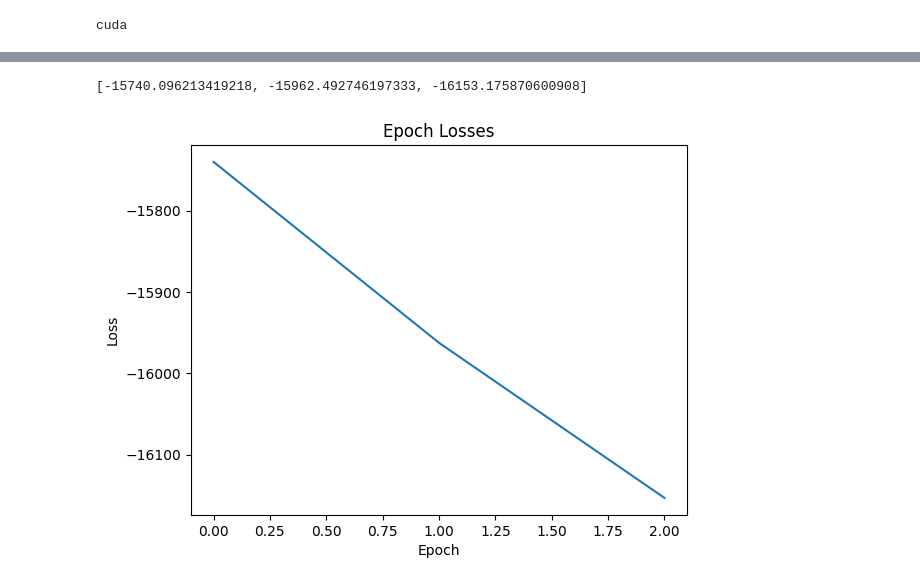
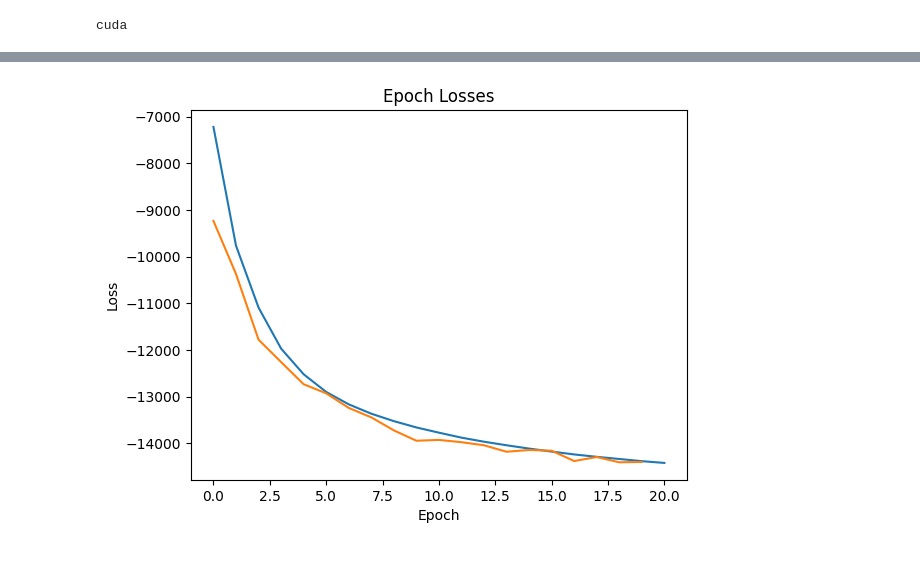
Before and after one commit to bjarnege/VAE-based-Medical-Image-Generator, a Jupyter notebook: src/vae_based_medical_image_generator/notebooks/training.ipynb, the cells around one changed output, grey strips where cells are left out. Saved outputs shown, nothing was run; the diff lists cells and outputs as text; code cells hidden in the pictures.

Commit message:
stabilized training process

```diff
--- a/src/vae_based_medical_image_generator/notebooks/training.ipynb
+++ b/src/vae_based_medical_image_generator/notebooks/training.ipynb
@@ -46,10 +66,11 @@ Training the network for a given number of epochs
 The loss after every epoch is printed
 """
 training_losses = []
-
-for epoch in range(num_epochs):
+test_losses = []
+for epoch in range(1, num_epochs +  1):
     with tqdm(train_loader, unit="batch") as tepoch:
-        tepoch.set_description(f"Epoch {epoch}")
+        vae.train()
+        tepoch.set_description(f"Epoch {epoch} of {num_epochs}, LR: {scheduler.get_last_lr()}")
 
         loss_per_epoch = 0
 
@@ -65,8 +86,30 @@ for epoch in range(num_epochs):
             optimizer.zero_grad()
             training_loss.backward()
             optimizer.step()
-
-            # tepoch.set_postfix(loss=training_loss.item())
+            scheduler.step()
 
         training_losses.append(loss_per_epoch/len(train_loader.dataset))
+
+
+    # visualize a sample from the training and test loader every 5 iterations
+    if epoch % 5 == 0:
+        print_image(vae, train_loader, device)
+        print_image(vae, test_loader, device)
+
+
+    # Evaluation loop
+    vae.eval()  # Set the model to evaluation mode
+    test_loss = 0
+    total_samples = 0
+
+    with torch.no_grad():
+        for data in test_loader:
+            test_imgs, _ = data
+            test_imgs = test_imgs.to(device)
+
+            test_out, test_mu, test_logVar = vae(test_imgs)
+            test_loss += vae_loss(test_imgs, test_out, test_mu, test_logVar).item()
+
+
+        test_losses.append(test_loss/len(test_loader.dataset))
 # %% [output]
@@ -74,17 +125,17 @@ KeyboardInterrupt:
 # %%
 import matplotlib.pyplot as plt
 
+
+### Plot training losses
 # Create a line plot of the epoch losses
-print(training_losses)
-plt.plot(training_losses)
-
+plt.plot(training_losses, label = "Training loss")
+plt.plot(test_losses, label = "Test loss")
 # Add labels and a title
 plt.xlabel('Epoch')
 plt.ylabel('Loss')
 plt.title('Epoch Losses')
 
 # Display the plot
 plt.show()
 # %% [output]
-[-15740.096213419218, -15962.492746197333, -16153.175870600908]
-[figure, old version]
+[figure, new version]
```
Also changed, not shown: parts of 6 cells of this notebook, 1 other file.
